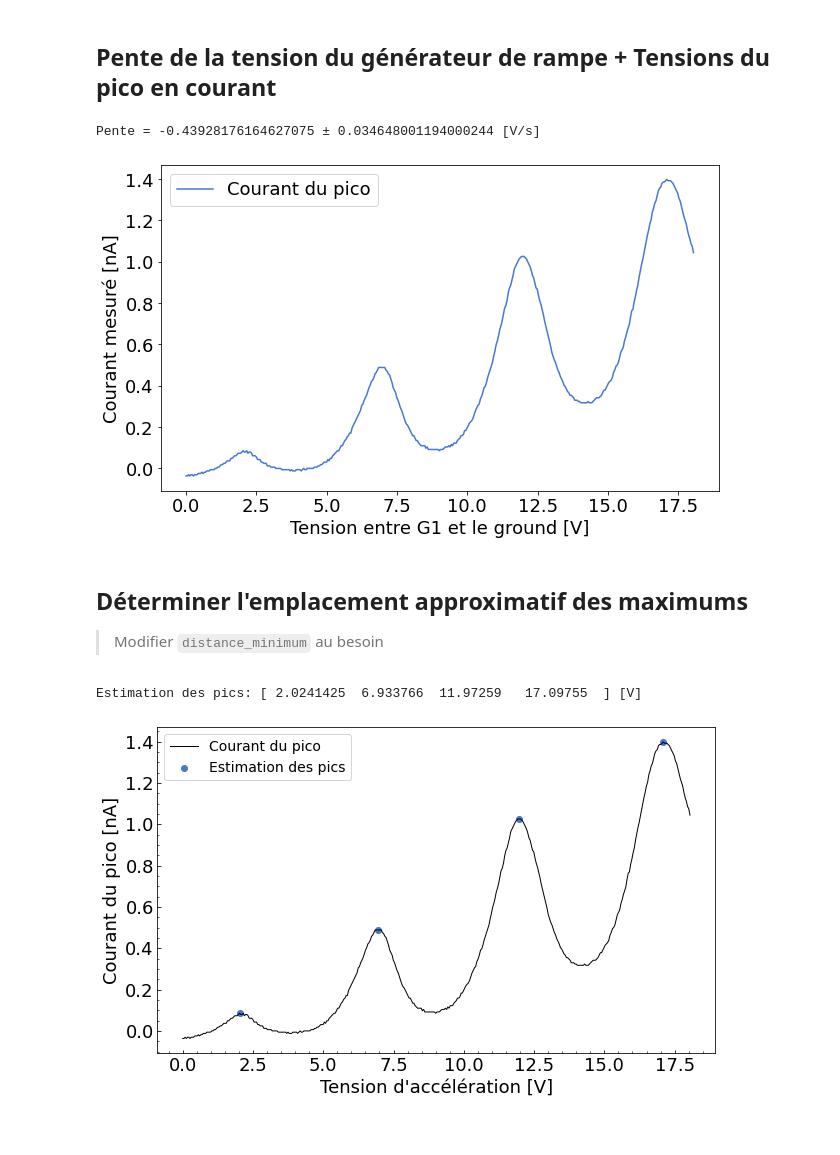
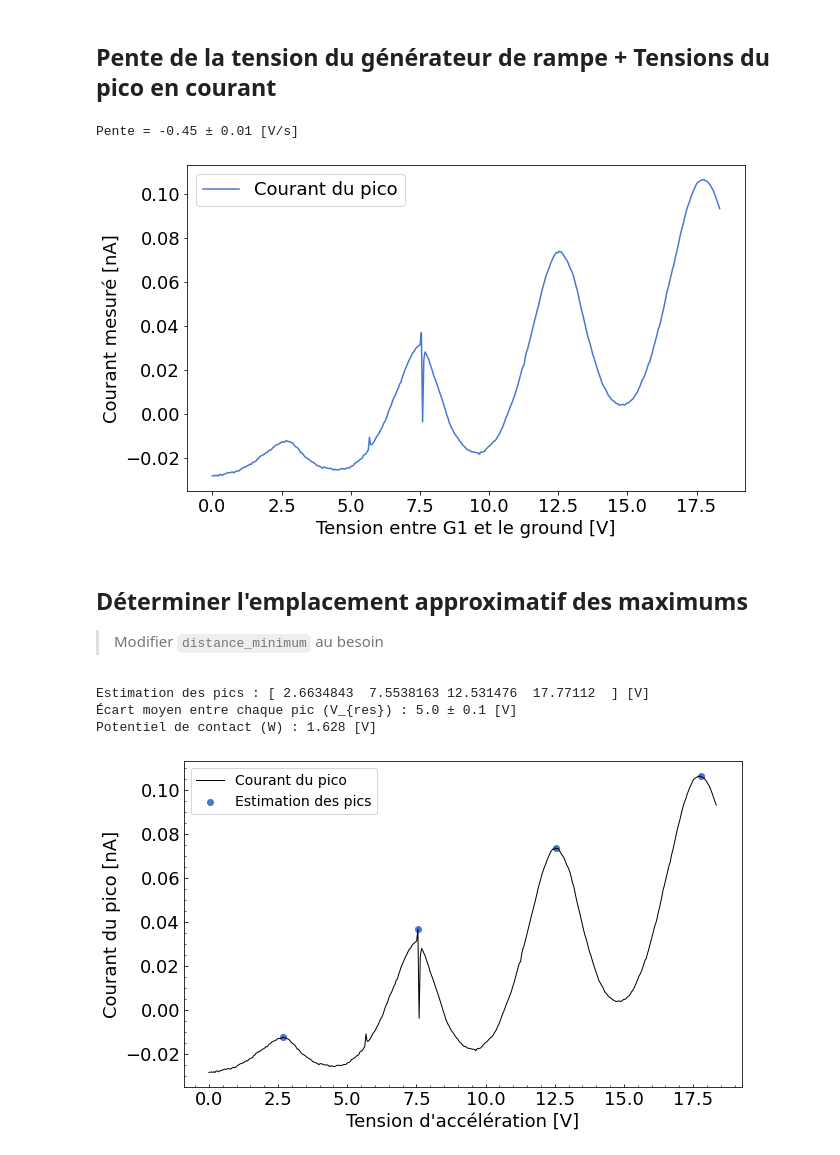
Before and after one commit to GeremyMichaud/PHY-3002-Frank-et-Hertz, a Jupyter notebook: analyse_legere_pic_simple.ipynb, the cells around one changed output. Cells and saved outputs as stored; diff of their text form; code cells hidden in the pictures.

```diff
--- a/analyse_legere_pic_simple.ipynb
+++ b/analyse_legere_pic_simple.ipynb
@@ -38,7 +40,7 @@ sns.color_palette("muted")
 ## Lire le fichier des résultats et transformer les valeurs en un array numpy
 > Mettre les valeurs extraites à la place de `exemples_de_fichiers\exemple_de_donnees.csv`
 # %%
-file_name = os.path.join("exemples_de_fichiers", "exemple_de_donnees.csv")
+file_name = os.path.join("data", "Montage_B_step6.2.csv")
 valeurs_en_array = lire_csv_a_3_colonnes(file_name, 9)
 
 plt.figure(figsize=(10,6))
@@ -57,7 +59,7 @@ plt.show()
 > Modifier `zero_threshold` et `infinity_threshold` au besoin
 # %%
 valeurs_cropped_debutant_par_t0 = crop_pour_conserver_que_la_partie_avec_rampe(valeurs_en_array,
-        indice_colonne_rampe=2, zero_threshold=0.02, infinity_threshold=0.1)
+        indice_colonne_rampe=2, zero_threshold=0.05, infinity_threshold=0.1)
 
 debut = min(valeurs_cropped_debutant_par_t0[:,0])
 valeurs_cropped_debutant_par_t0[:,0]-=debut
@@ -80,7 +82,7 @@ facteur_conversion_temps_en_potentiel = calculer_facteur_conversion_temps_en_pot
     valeurs_cropped_debutant_par_t0, indice_colonne_temps=0, indice_colonne_rampe=2)
 facteur_valeur = facteur_conversion_temps_en_potentiel[0]
 facteur_incertitude = facteur_conversion_temps_en_potentiel[1]
-print(f"Pente = {facteur_valeur} \u00B1 {facteur_incertitude} [V/s]")
+print(f"Pente = {round(facteur_valeur, facteur_incertitude)} [V/s]")
 
 valeurs_avec_bonnes_unites = valeurs_cropped_debutant_par_t0.copy()
 valeurs_avec_bonnes_unites[:, 0] = -facteur_conversion_temps_en_potentiel[0] * valeurs_cropped_debutant_par_t0[:, 0]
@@ -95,35 +97,46 @@ plt.show()
 
 # Ref - Pente = -0.44003644585609436 +- 0.031069057062268257 [V/s]
 # %% [output]
-Pente = -0.43928176164627075 ± 0.034648001194000244 [V/s]
+Pente = -0.45 ± 0.01 [V/s]
-[figure, old version]
+[figure, new version]
 # %% [markdown]
 ## Déterminer l'emplacement approximatif des maximums
 > Modifier `distance_minimum` au besoin
 # %%
 liste_des_indexes_des_pics = determiner_indexes_maximums_scipy(valeurs_avec_bonnes_unites,
         colonne_y=1, distance_minimum=100)
-print("Estimation des pics:", valeurs_avec_bonnes_unites[liste_des_indexes_des_pics, 0], "[V]")
+ecarts = np.diff(valeurs_avec_bonnes_unites[liste_des_indexes_des_pics, 0])
+ecart_std = np.std(ecarts)
+ecart_moyen = np.mean(ecarts)
+tension_u1 = 4.0
+tension_u2 = valeurs_avec_bonnes_unites[liste_des_indexes_des_pics, 0][0]
+potentiel_contact = tension_u1 + tension_u2 - ecart_moyen
+
+print(f"Estimation des pics : {valeurs_avec_bonnes_unites[liste_des_indexes_des_pics, 0]} [V]")
+print(f"Écart moyen entre chaque pic (V_{{res}}) : {round(ecart_moyen, ecart_std)} [V]")
+print(f"Potentiel de contact (W) : {round(potentiel_contact, decimals=3)} [V]")
 
 valeurs_avec_bonnes_unites_determination_des_pics = valeurs_avec_bonnes_unites
 
 plt.figure(figsize=(10,6))
 plt.plot(valeurs_avec_bonnes_unites_determination_des_pics[:, 0],
         valeurs_avec_bonnes_unites_determination_des_pics[:, 1],
         label="Courant du pico", color="black", linewidth=1)
 plt.scatter(valeurs_avec_bonnes_unites_determination_des_pics[liste_des_indexes_des_pics, 0],
         valeurs_avec_bonnes_unites_determination_des_pics[liste_des_indexes_des_pics, 1],
         label="Estimation des pics", color=palette[0])
 plt.xlabel("Tension d'accélération [V]")
 plt.ylabel("Courant du pico [nA]")
 plt.legend(fontsize=14)
 plt.tick_params(axis='both', which='both', direction='in')
 plt.minorticks_on()
 name, _ = os.path.splitext(os.path.basename(file_name))
 #plt.savefig(os.path.join(out_dir, name + ".png"))
 plt.show()
 
 # Ref - Estimation des pics: [ 1.9844797  6.902538  11.950019  17.083782 ] [V]
 # %% [output]
-Estimation des pics: [ 2.0241425  6.933766  11.97259   17.09755  ] [V]
+Estimation des pics : [ 2.6634843  7.5538163 12.531476  17.77112  ] [V]
+Écart moyen entre chaque pic (V_{res}) : 5.0 ± 0.1 [V]
+Potentiel de contact (W) : 1.628 [V]
-[figure, old version]
+[figure, new version]
```
Also changed, not shown: parts of 3 cells of this notebook, 9 other files.
